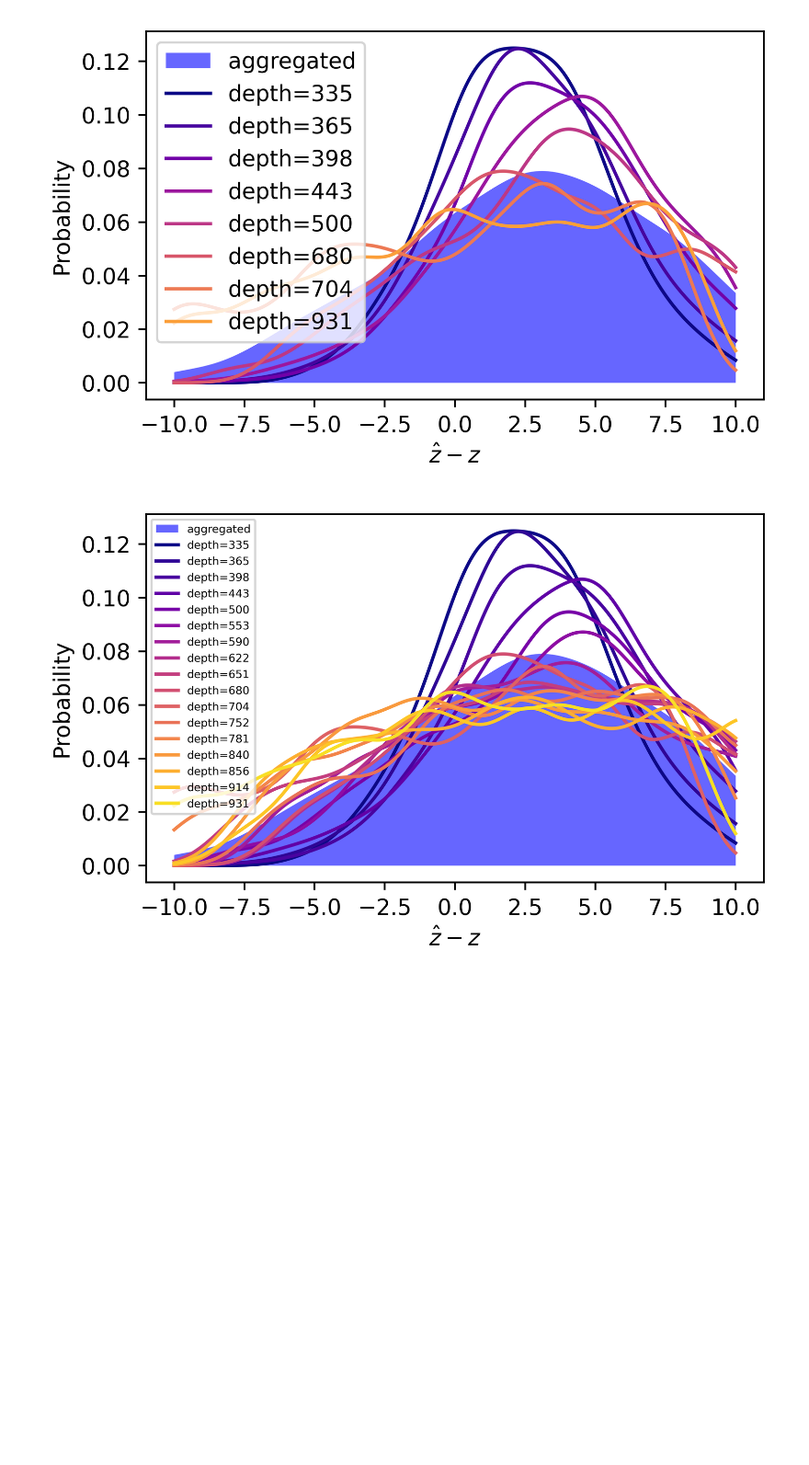
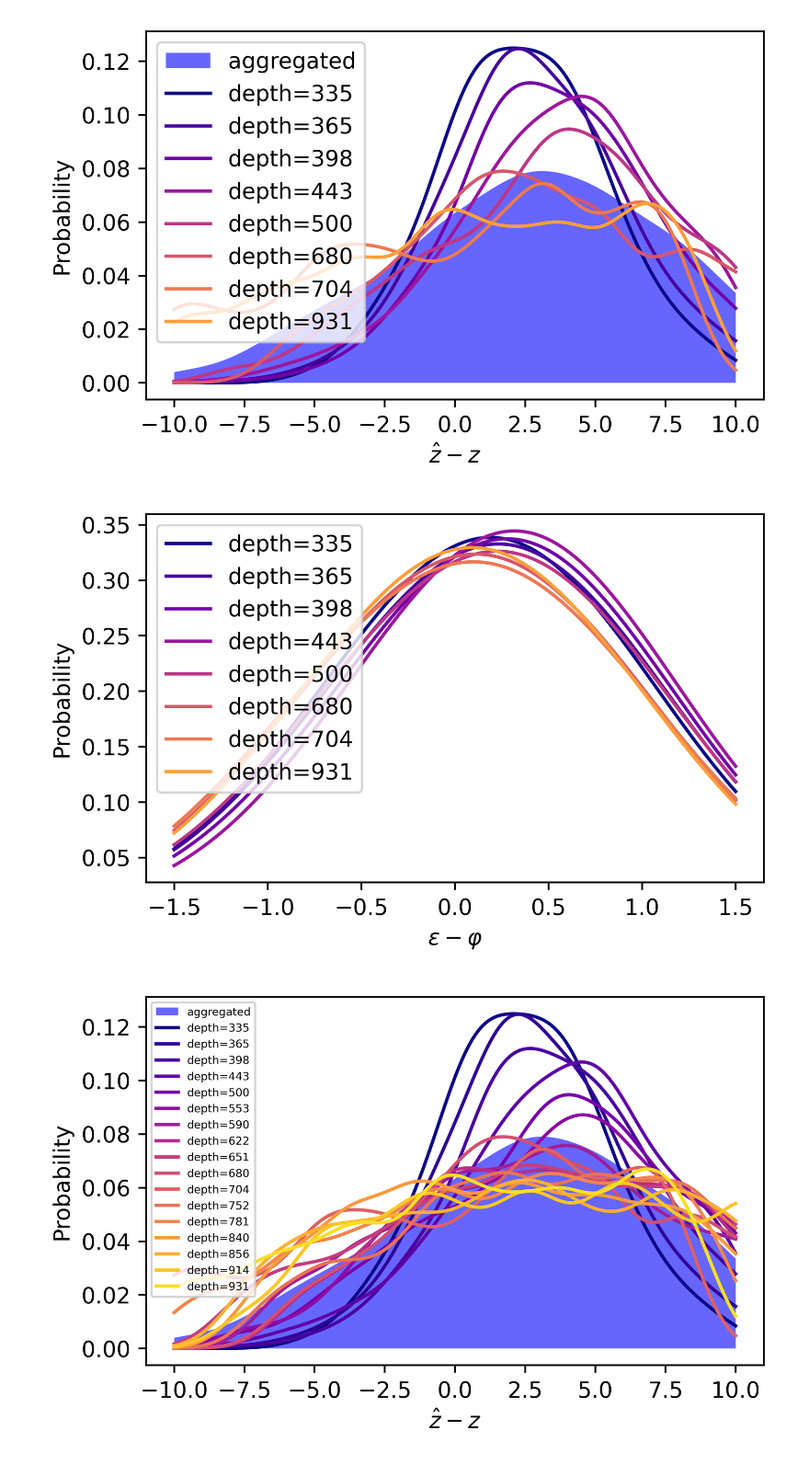
Before and after one commit to tianwen-fu/16823-project, a Jupyter notebook: notebooks/aggregate_histograms.ipynb, the cells around one changed output. Shown at 92% size. Drawn from its saved outputs; the diff is of its cells as text; code cells hidden in the pictures; blank space fills up the shorter version.

```diff
--- a/notebooks/aggregate_histograms.ipynb
+++ b/notebooks/aggregate_histograms.ipynb
@@ -55,6 +57,24 @@ with plot_and_save('selected_depths'):
     plt.legend()
 # %% [output]
 [figure]
+# %%
+selected_depths = (335, 365, 398, 443, 500, 680, 591, 704, 931)
+with plot_and_save('selected_depths_eps'):
+    phis = np.linspace(-1.5, 1.5, 1000)
+    colors = MplColorHelper('plasma', 0, len(selected_depths))
+    chosen_depths = []
+    idx = 0
+    for d, stats in individual_eps.items():
+        probs = stats['probs']
+        depth = -int(d)
+        if depth in selected_depths:
+            plt.plot(phis, probs, label=f'depth={depth}', color=colors.get_rgb(idx))
+            idx += 1
+    plt.ylabel('Probability')
+    plt.xlabel(r'$\epsilon - \varphi$')
+    plt.legend(loc='upper left')
+# %% [output]
+[figure, added]
 # %%
 with plot_and_save('all_depths'):
     xs = np.linspace(-10, 10, 1000)
```
Also changed, not shown: parts of 4 cells of this notebook, 1 other file.
